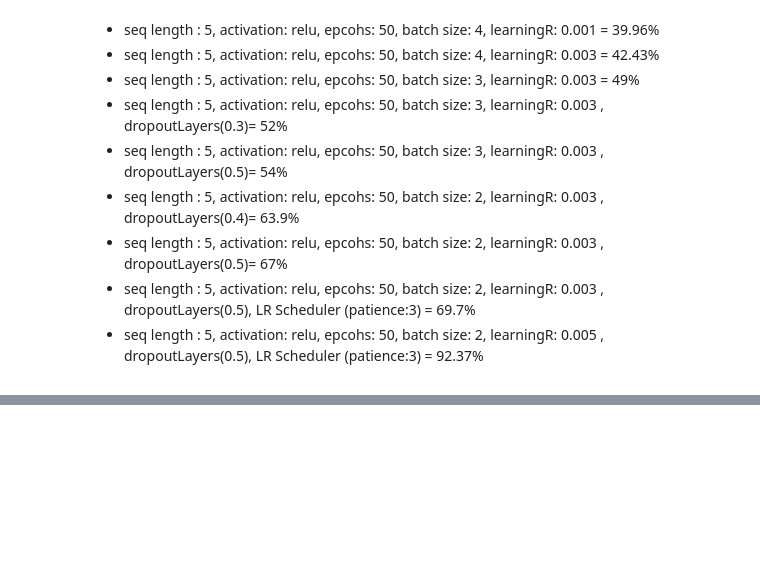
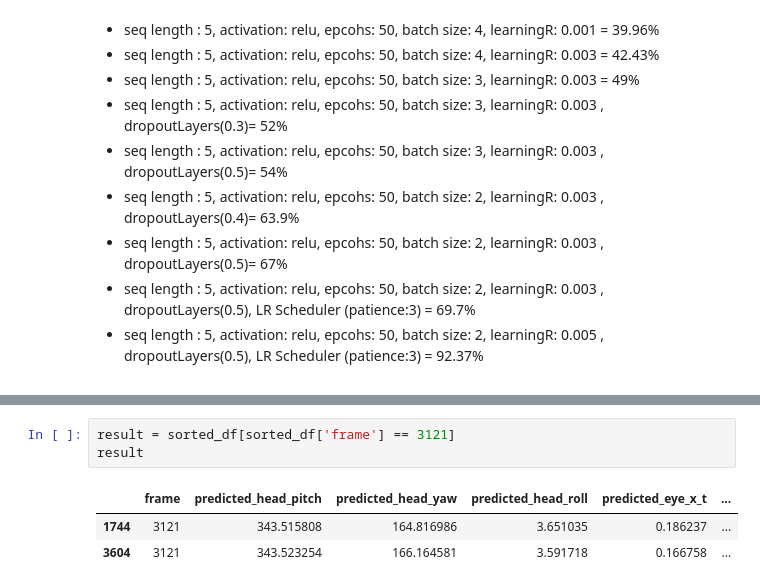
Before and after one commit to adi-zoro/fyp_code, a Jupyter notebook: fyp.ipynb, the cells around one changed output, grey strips where cells are left out. Saved outputs shown, nothing was run; the diff lists cells and outputs as text; blank space fills up the shorter version.

```diff
--- a/fyp.ipynb
+++ b/fyp.ipynb
@@ -403,0 +490,7 @@ plt.show()
+# %%
+result = sorted_df[sorted_df['frame'] == 3121]
+result
+# %% [output]
+|  | frame | predicted_head_pitch | predicted_head_yaw | predicted_head_roll | predicted_eye_x_t | ... |
+| 1744 | 3121 | 343.515808 | 164.816986 | 3.651035 | 0.186237 | ... |
+| 3604 | 3121 | 343.523254 | 166.164581 | 3.591718 | 0.166758 | ... |
```
Also changed, not shown: parts of 12 cells of this notebook, 2 other files.
